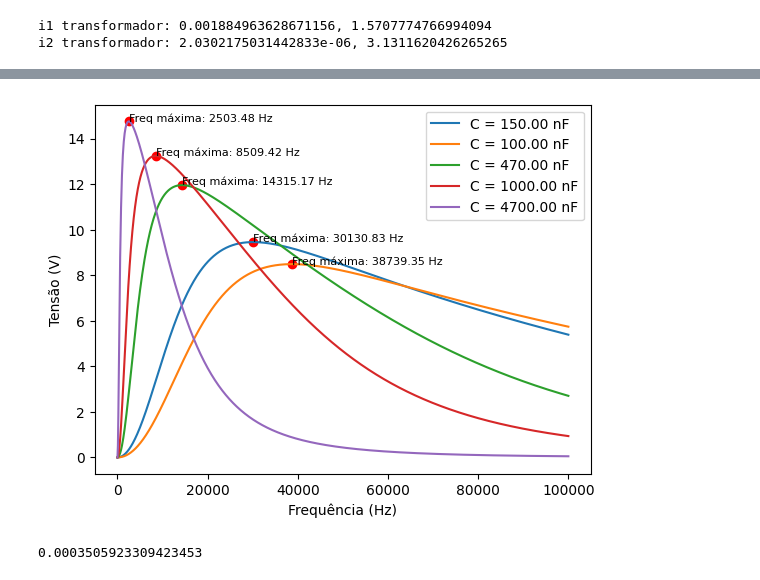
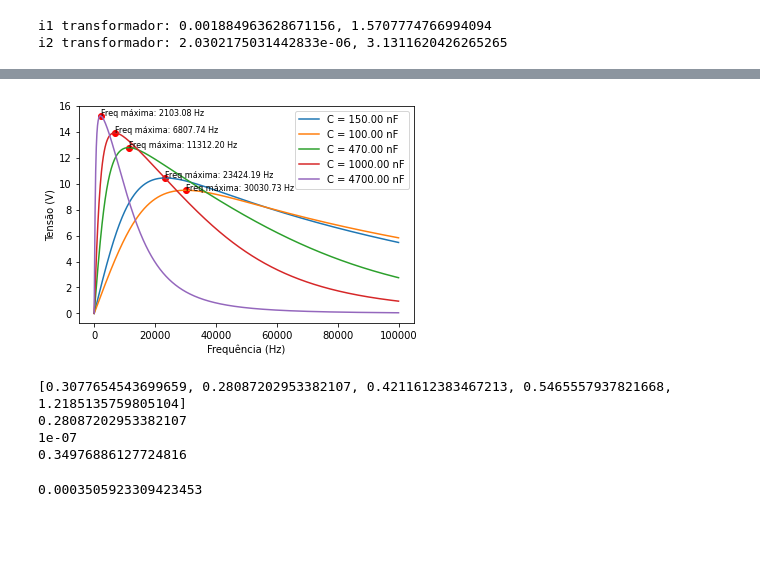
Before and after one commit to Veronica0Lima/Projeto_eletromag, a Jupyter notebook: projeto_wpt.ipynb, the cells around one changed output, grey strips where cells are left out. Cells and saved outputs as stored; diff of their text form; code cells hidden in the pictures; blank space fills up the shorter version.

```diff
--- a/projeto_wpt.ipynb
+++ b/projeto_wpt.ipynb
@@ -48,7 +48,7 @@ for cap in ListaC:
         R2 = R1
         i1, i2 = CalcularTransformador(10, Rc, freq)
         i4 = ((XC2*i2)/(XC2+Rc))
-        lista_V2.append(Rc*i4)
+        lista_V2.append(abs(Rc*i4))
 
     plt.plot(lista_fr, lista_V2, label=f"C = {cap * 1e9:.2f} nF")
 
@@ -61,34 +61,54 @@ plt.show()
 # %%
+max_f = []
 for cap in ListaC:
     C1 = C2 = cap
     lista_V2 = []
     for freq in lista_fr:
         w = 2 * pi * freq
         L1 = L2 = 1 / (w * w * cap)
         XC1 = XC2 = 1 / (cap * 1j * w)
         R1 = Rdc + (2 * Rdc / 100e3) * freq
         R2 = R1
         i1, i2 = CalcularTransformador(10, Rc, freq)
         i4 = ((XC2 * i2) / (XC2 + Rc))
-        lista_V2.append(Rc * i4)
+        lista_V2.append(abs(Rc * i4))
 
     # Encontrar o índice do valor máximo de lista_V2
     indice_maximo = np.argmax(lista_V2)
     # Obter a frequência correspondente ao valor máximo
     freq_maxima = lista_fr[indice_maximo]
+    max_f.append(freq_maxima)
 
     plt.plot(lista_fr, lista_V2, label=f"C = {cap * 1e9:.2f} nF")
     plt.scatter(freq_maxima, lista_V2[indice_maximo], color='red')  # Marcando o ponto máximo
 
     # Adicionando texto com o valor máximo
     plt.text(freq_maxima, lista_V2[indice_maximo], f"Freq máxima: {freq_maxima:.2f} Hz", fontsize=8)
 
 plt.xlabel('Frequência (Hz)')
 plt.ylabel('Tensão (V)')
 plt.legend()
 plt.show()
 # %% [output]
-[figure, old version]
+[figure, new version]
+# %%
+indutancias = []
+for i in range(len(ListaC)):
+    indutancia = (1/(2*pi*max_f[i])**2)*(1/ListaC[i])
+    indutancias.append(indutancia*1e3)
+print(indutancias)
+min_ind = min(indutancias)
+min_c = ListaC[indutancias.index(min_ind)]
+print(min_ind)
+print(min_c)
+
+ind = (1/(2*pi*8510)**2)*(1/1e-6)
+print(ind*1e3)
+# %% [output]
+[0.3077654543699659, 0.28087202953382107, 0.4211612383467213, 0.5465557937821668, 1.2185135759805104]
+0.28087202953382107
+1e-07
+0.34976886127724816
 # %%
 f = 8500
 w = 2*pi*f
```
Also changed, not shown: parts of 4 cells of this notebook.
